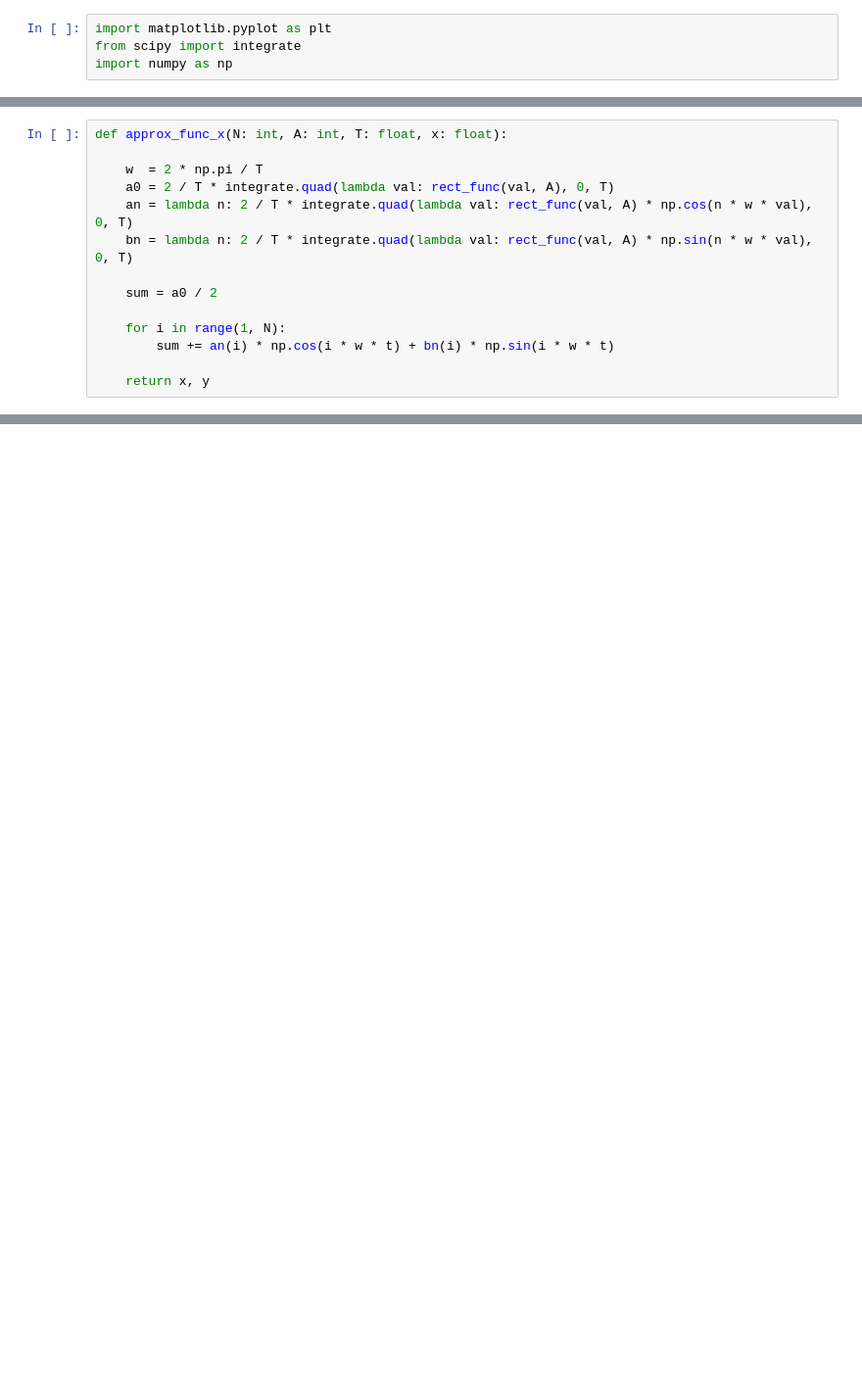
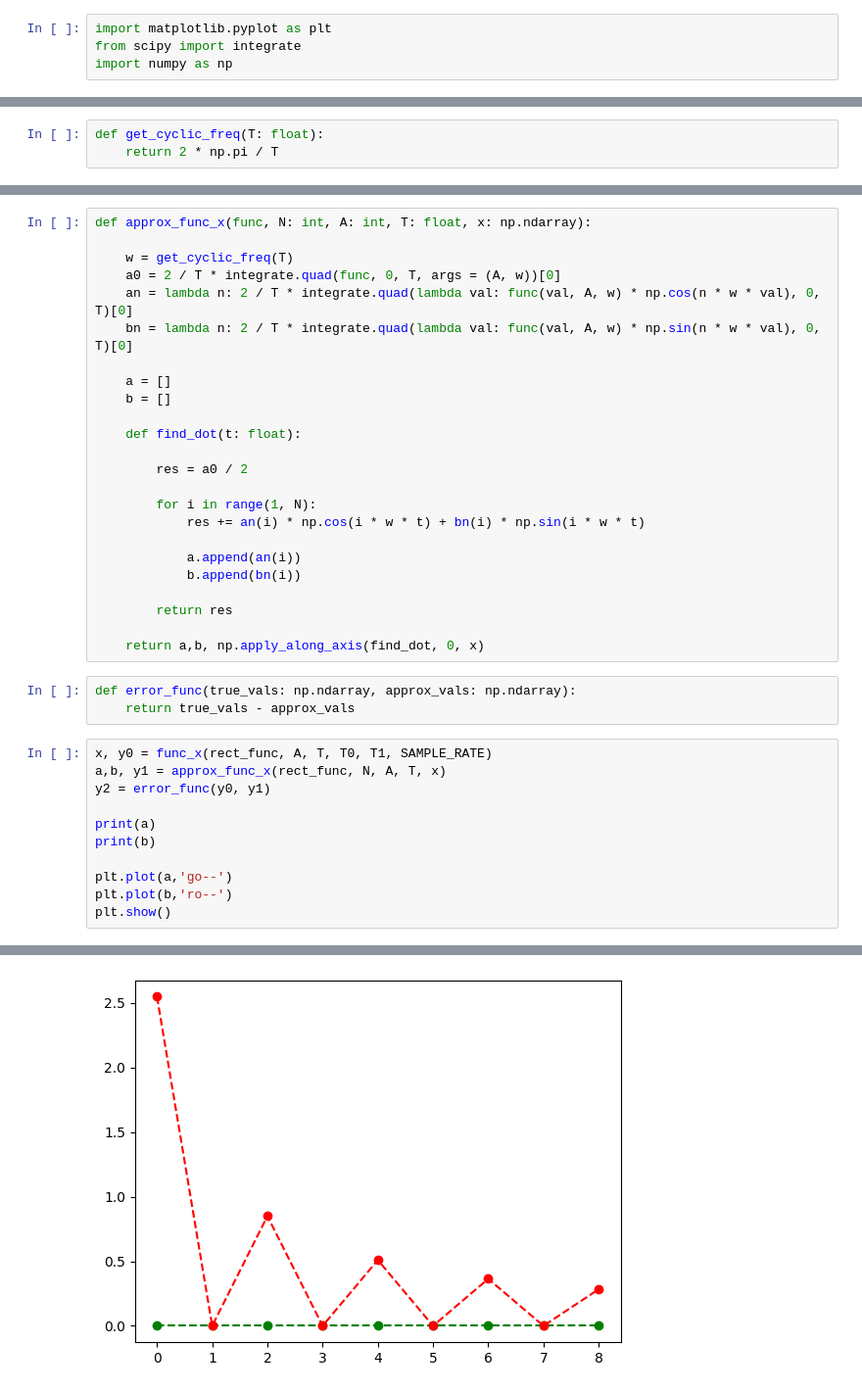
Before and after one commit to HerrPhoton/Digital-signal-processing, a Jupyter notebook: Lab1.ipynb, the cells around one changed output, grey strips where cells are left out. Shown at 98% size. Cells and saved outputs as stored; diff of their text form; blank space fills up the shorter version.

```diff
--- a/Lab1.ipynb
+++ b/Lab1.ipynb
@@ -16 +19,4 @@ def rect_func(x: float, A: float):
+# %%
+def get_cyclic_freq(T: float):
+    return 2 * np.pi / T
 # %%
@@ -21,16 +27,41 @@ def func_x(A: float, t0: float, t1: float, sample_rate: int):
 
     return x, y
 # %%
-def approx_func_x(N: int, A: int, T: float, x: float):
+def approx_func_x(func, N: int, A: int, T: float, x: np.ndarray):
 
-    w  = 2 * np.pi / T
-    a0 = 2 / T * integrate.quad(lambda val: rect_func(val, A), 0, T)
-    an = lambda n: 2 / T * integrate.quad(lambda val: rect_func(val, A) * np.cos(n * w * val), 0, T)
-    bn = lambda n: 2 / T * integrate.quad(lambda val: rect_func(val, A) * np.sin(n * w * val), 0, T)
+    w = get_cyclic_freq(T)
+    a0 = 2 / T * integrate.quad(func, 0, T, args = (A, w))[0]
+    an = lambda n: 2 / T * integrate.quad(lambda val: func(val, A, w) * np.cos(n * w * val), 0, T)[0]
+    bn = lambda n: 2 / T * integrate.quad(lambda val: func(val, A, w) * np.sin(n * w * val), 0, T)[0]
 
-    sum = a0 / 2
+    a = []
+    b = []
 
-    for i in range(1, N):
-        sum += an(i) * np.cos(i * w * t) + bn(i) * np.sin(i * w * t)
+    def find_dot(t: float):
 
-    return x, y
+        res = a0 / 2
+
+        for i in range(1, N):
+            res += an(i) * np.cos(i * w * t) + bn(i) * np.sin(i * w * t)
+
+            a.append(an(i))
+            b.append(bn(i))
+
+        return res
+
+    return a,b, np.apply_along_axis(find_dot, 0, x)
+# %%
+def error_func(true_vals: np.ndarray, approx_vals: np.ndarray):
+    return true_vals - approx_vals
+# %%
+x, y0 = func_x(rect_func, A, T, T0, T1, SAMPLE_RATE)
+a,b, y1 = approx_func_x(rect_func, N, A, T, x)
+y2 = error_func(y0, y1)
+
+print(a)
+print(b)
+
+plt.plot(a,'go--')
+plt.plot(b,'ro--')
+plt.show()
+# %% [output]
@@ -36,0 +70 @@ def approx_func_x(N: int, A: int, T: float, x: float):
+[figure, added]
```
Also changed, not shown: parts of 13 cells of this notebook.
